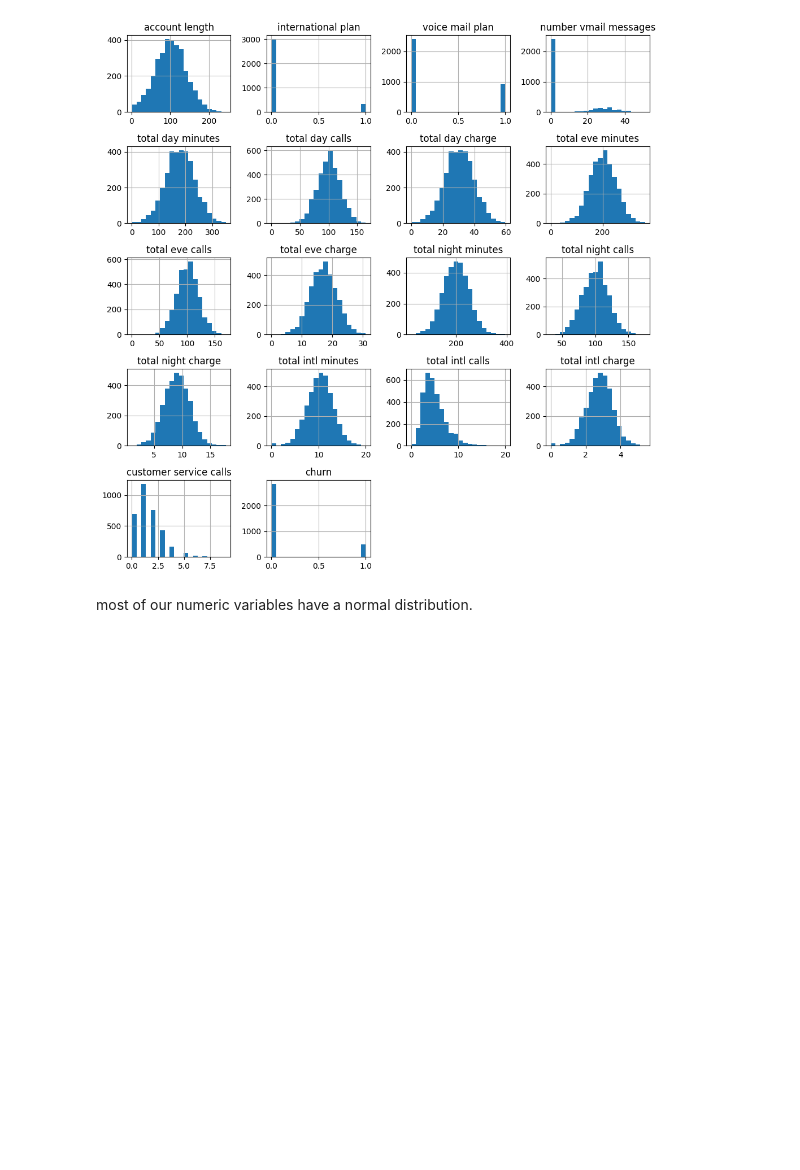
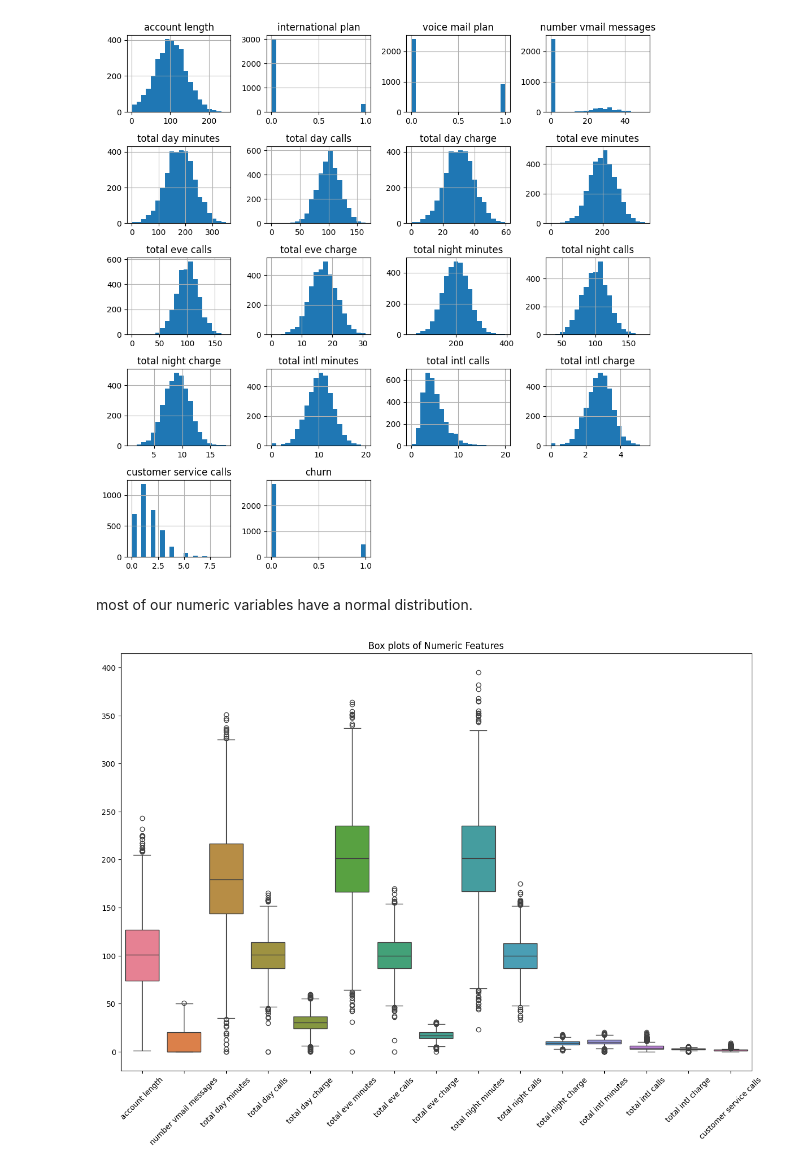
Before and after one commit to Kanyi254/Syria-Tel-Project, a Jupyter notebook: syriatel.ipynb, the cells around one changed output. Saved outputs shown, nothing was run; the diff lists cells and outputs as text; code cells hidden in the pictures; blank space fills up the shorter version.

```diff
--- a/syriatel.ipynb
+++ b/syriatel.ipynb
@@ -216,3 +266,13 @@ plt.show()
 [figure]
 # %% [markdown]
 most of our numeric variables have a normal distribution.
+# %%
+#let's look for outliers
+num_var2 = num_var.drop(['churn', 'international plan', 'voice mail plan'])
+plt.figure(figsize=(15, 10))
+sns.boxplot(data=df[num_var2])
+plt.title('Box plots of Numeric Features')
+plt.xticks(rotation=45)
+plt.show()
+# %% [output]
+[figure, added]
```
Also changed, not shown: parts of 3 cells of this notebook.
